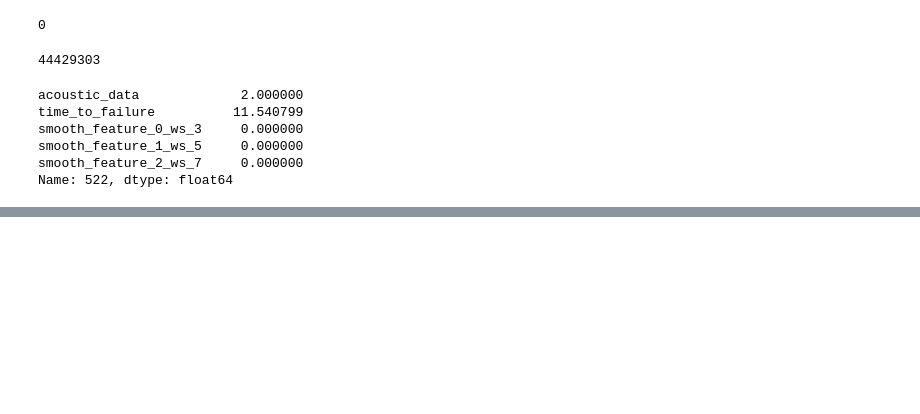
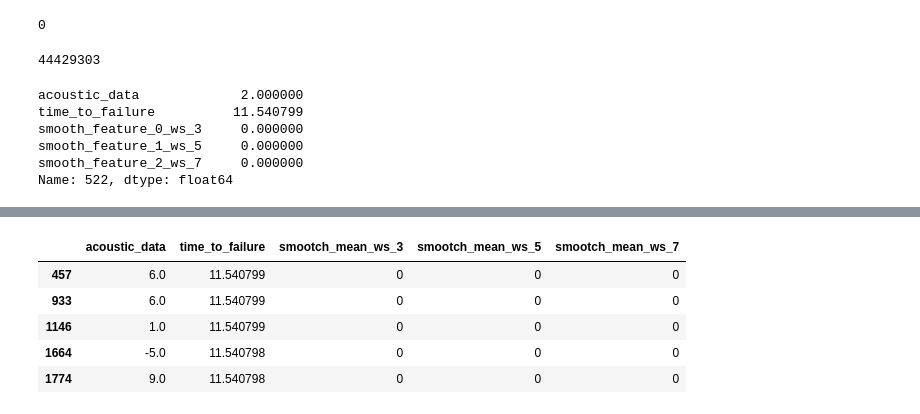
Before and after one commit to contemplat0r/LANL_Earthquake_Prediction, a Jupyter notebook: lanl-models-with-parallel-earthquakes.ipynb, the cells around one changed output, grey strips where cells are left out. Saved outputs shown, nothing was run; the diff lists cells and outputs as text; code cells hidden in the pictures; blank space fills up the shorter version.

```diff
--- a/lanl-models-with-parallel-earthquakes.ipynb
+++ b/lanl-models-with-parallel-earthquakes.ipynb
@@ -310,0 +409,9 @@ Name: 522, dtype: float64
+# %%
+earthquake_1_with_additional_features_df.head()
+# %% [output]
+|  | acoustic_data | time_to_failure | smootch_mean_ws_3 | smootch_mean_ws_5 | smootch_mean_ws_7 |
+| 457 | 6.0 | 11.540799 | 0 | 0 | 0 |
+| 933 | 6.0 | 11.540799 | 0 | 0 | 0 |
+| 1146 | 1.0 | 11.540799 | 0 | 0 | 0 |
+| 1664 | -5.0 | 11.540798 | 0 | 0 | 0 |
+| 1774 | 9.0 | 11.540798 | 0 | 0 | 0 |
```
Also changed, not shown: parts of 3 cells of this notebook.
